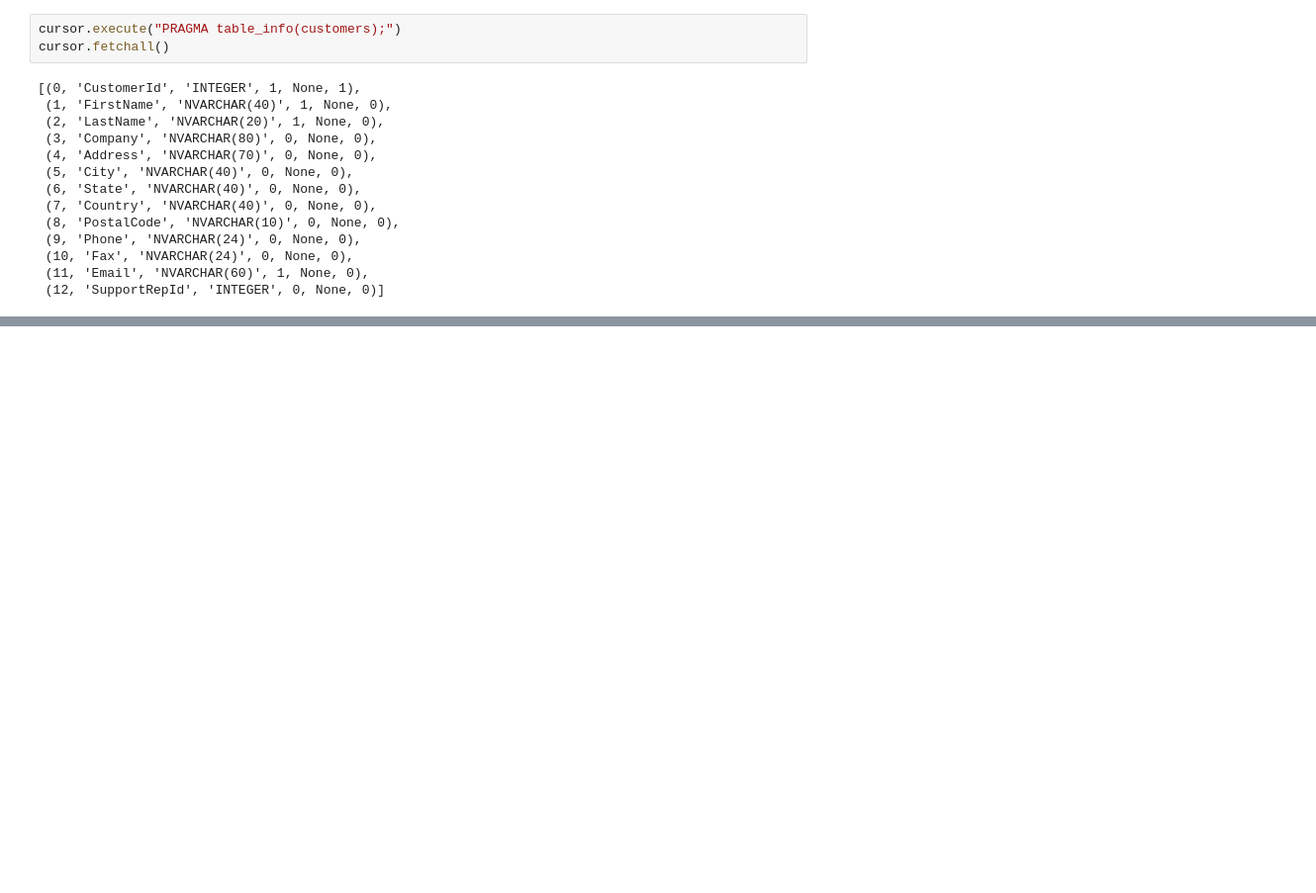
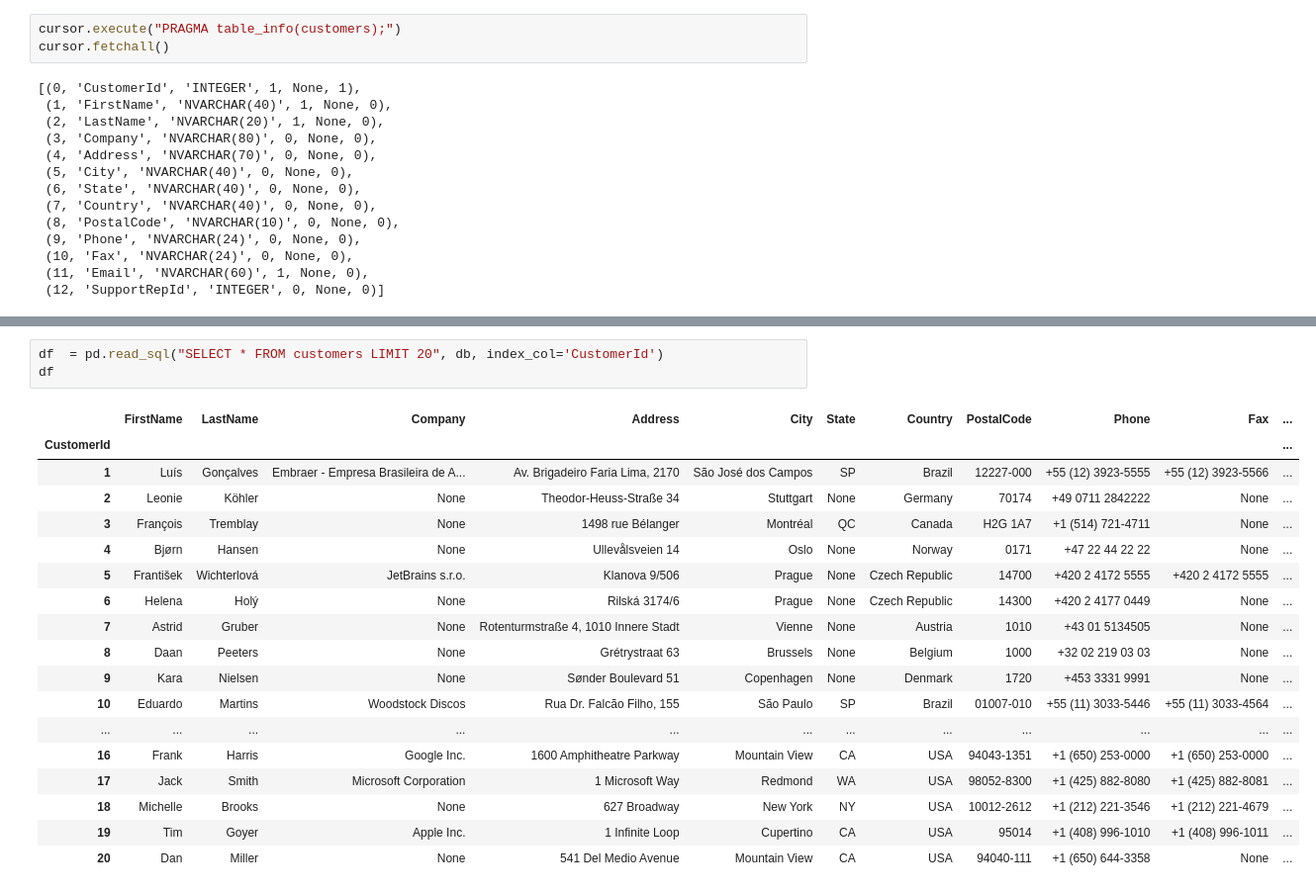
Before and after one commit to lazizrakhmat/DS-Notebook, a Jupyter notebook: Praktikum_Notebook_ipynb_.ipynb, the cells around one changed output, grey strips where cells are left out. Shown at 99% size. Cells and saved outputs as stored; diff of their text form; blank space fills up the shorter version.

```diff
--- a/Praktikum_Notebook_ipynb_.ipynb
+++ b/Praktikum_Notebook_ipynb_.ipynb
@@ -81,0 +103,22 @@ cursor.fetchall()
+# %%
+df  = pd.read_sql("SELECT * FROM customers LIMIT 20", db, index_col='CustomerId')
+df
+# %% [output]
+|  | FirstName | LastName | Company | Address | City | State | Country | PostalCode | Phone | Fax | ... |
+| CustomerId |  |  |  |  |  |  |  |  |  |  | ... |
+| 1 | Luís | Gonçalves | Embraer - Empresa Brasileira de A... | Av. Brigadeiro Faria Lima, 2170 | São José dos Campos | SP | Brazil | 12227-000 | +55 (12) 3923-5555 | +55 (12) 3923-5566 | ... |
+| 2 | Leonie | Köhler | None | Theodor-Heuss-Straße 34 | Stuttgart | None | Germany | 70174 | +49 0711 2842222 | None | ... |
+| 3 | François | Tremblay | None | 1498 rue Bélanger | Montréal | QC | Canada | H2G 1A7 | +1 (514) 721-4711 | None | ... |
+| 4 | Bjørn | Hansen | None | Ullevålsveien 14 | Oslo | None | Norway | 0171 | +47 22 44 22 22 | None | ... |
+| 5 | František | Wichterlová | JetBrains s.r.o. | Klanova 9/506 | Prague | None | Czech Republic | 14700 | +420 2 4172 5555 | +420 2 4172 5555 | ... |
+| 6 | Helena | Holý | None | Rilská 3174/6 | Prague | None | Czech Republic | 14300 | +420 2 4177 0449 | None | ... |
+| 7 | Astrid | Gruber | None | Rotenturmstraße 4, 1010 Innere Stadt | Vienne | None | Austria | 1010 | +43 01 5134505 | None | ... |
+| 8 | Daan | Peeters | None | Grétrystraat 63 | Brussels | None | Belgium | 1000 | +32 02 219 03 03 | None | ... |
+| 9 | Kara | Nielsen | None | Sønder Boulevard 51 | Copenhagen | None | Denmark | 1720 | +453 3331 9991 | None | ... |
+| 10 | Eduardo | Martins | Woodstock Discos | Rua Dr. Falcão Filho, 155 | São Paulo | SP | Brazil | 01007-010 | +55 (11) 3033-5446 | +55 (11) 3033-4564 | ... |
+| ... | ... | ... | ... | ... | ... | ... | ... | ... | ... | ... | ... |
+| 16 | Frank | Harris | Google Inc. | 1600 Amphitheatre Parkway | Mountain View | CA | USA | 94043-1351 | +1 (650) 253-0000 | +1 (650) 253-0000 | ... |
+| 17 | Jack | Smith | Microsoft Corporation | 1 Microsoft Way | Redmond | WA | USA | 98052-8300 | +1 (425) 882-8080 | +1 (425) 882-8081 | ... |
+| 18 | Michelle | Brooks | None | 627 Broadway | New York | NY | USA | 10012-2612 | +1 (212) 221-3546 | +1 (212) 221-4679 | ... |
+| 19 | Tim | Goyer | Apple Inc. | 1 Infinite Loop | Cupertino | CA | USA | 95014 | +1 (408) 996-1010 | +1 (408) 996-1011 | ... |
+| 20 | Dan | Miller | None | 541 Del Medio Avenue | Mountain View | CA | USA | 94040-111 | +1 (650) 644-3358 | None | ... |
```
Also changed, not shown: parts of 2 cells of this notebook.
